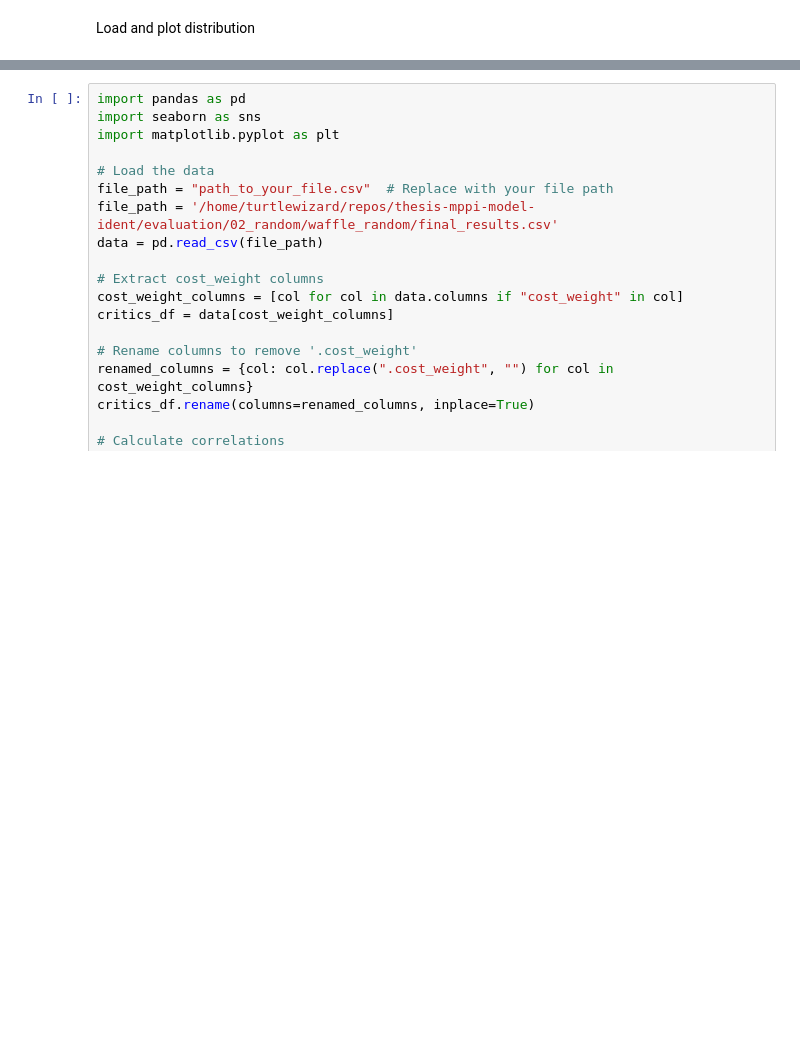
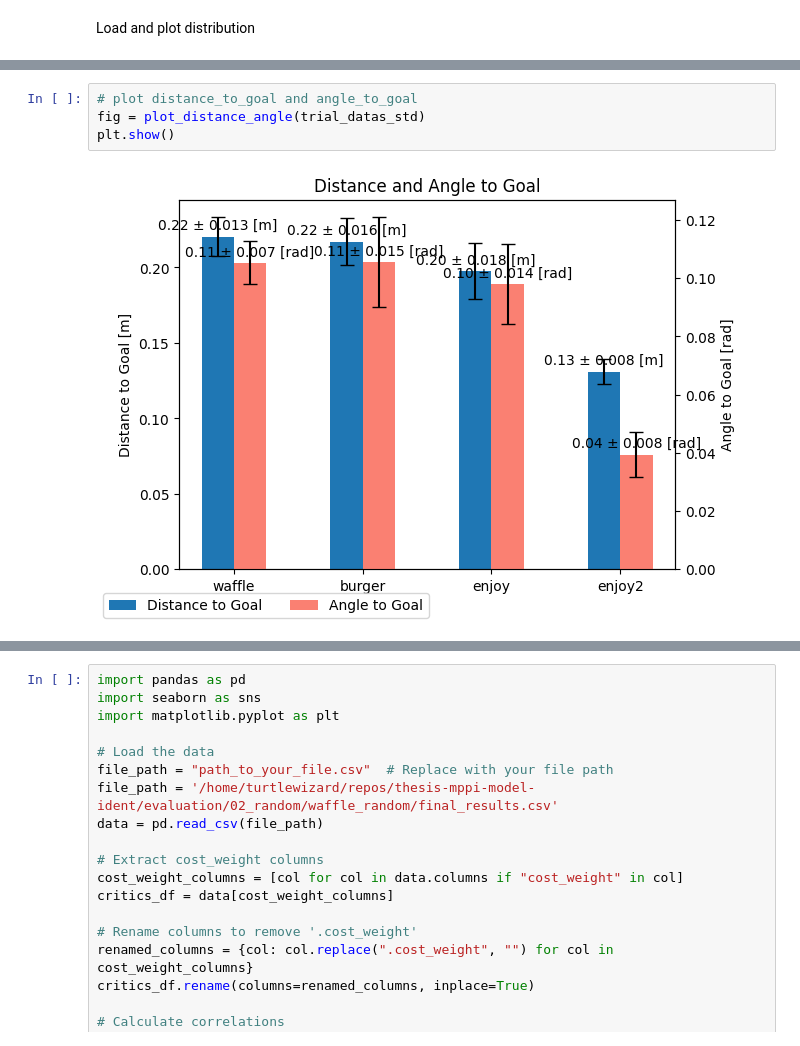
Before and after one commit to turtlewizard73/thesis-mppi-model-ident, a Jupyter notebook: workspace/src/controller_optimization/plots.ipynb, the cells around one changed output, grey strips where cells are left out. Drawn from its saved outputs; the diff is of its cells as text; blank space fills up the shorter version.

```diff
--- a/workspace/src/controller_optimization/plots.ipynb
+++ b/workspace/src/controller_optimization/plots.ipynb
@@ -268,0 +62,6 @@ scatter_time_frechet(trial_datas2)
+# %%
+# plot distance_to_goal and angle_to_goal
+fig = plot_distance_angle(trial_datas_std)
+plt.show()
+# %% [output]
+[figure, added]
```
Also changed, not shown: parts of 22 cells of this notebook, 4 other files.
